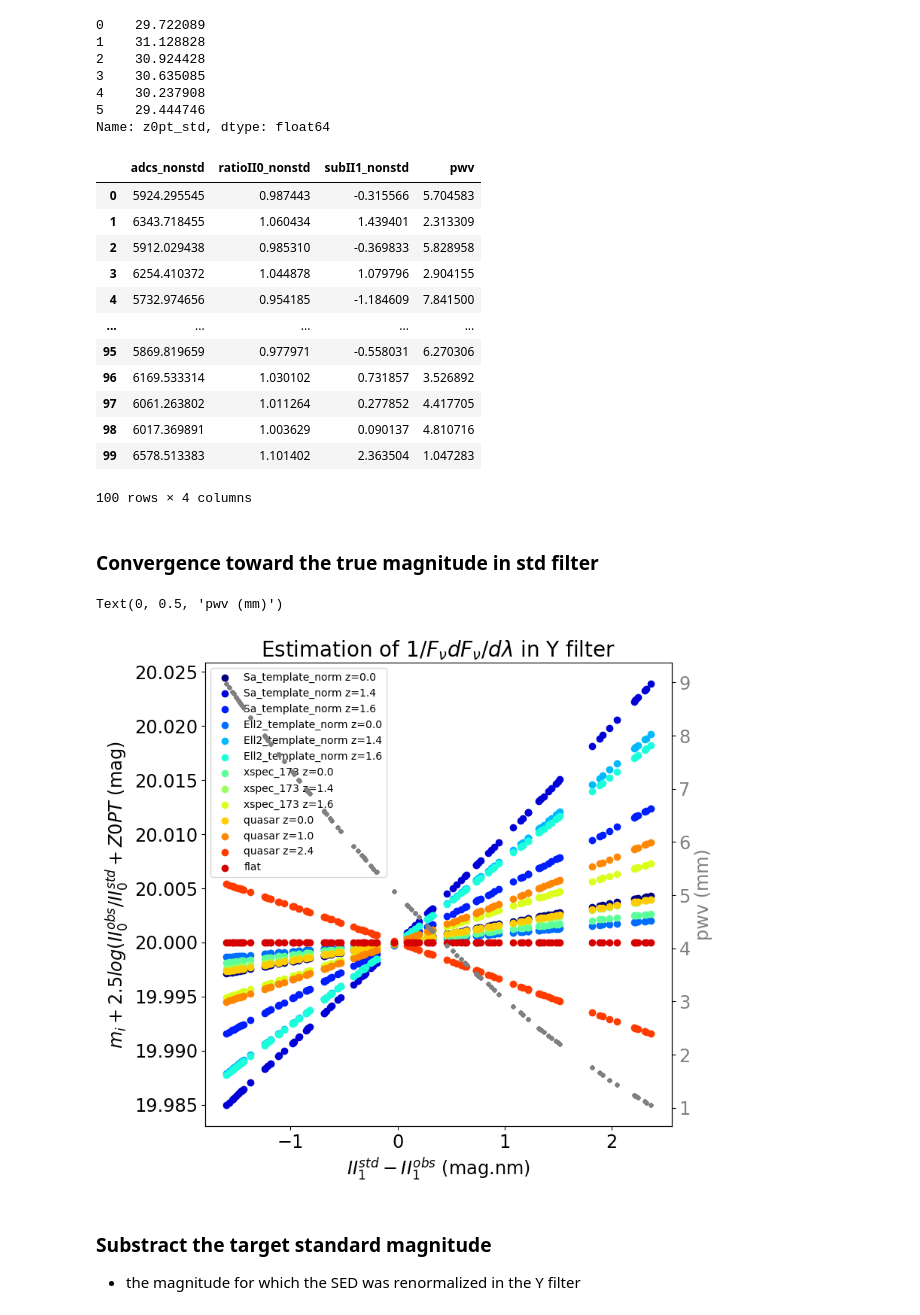
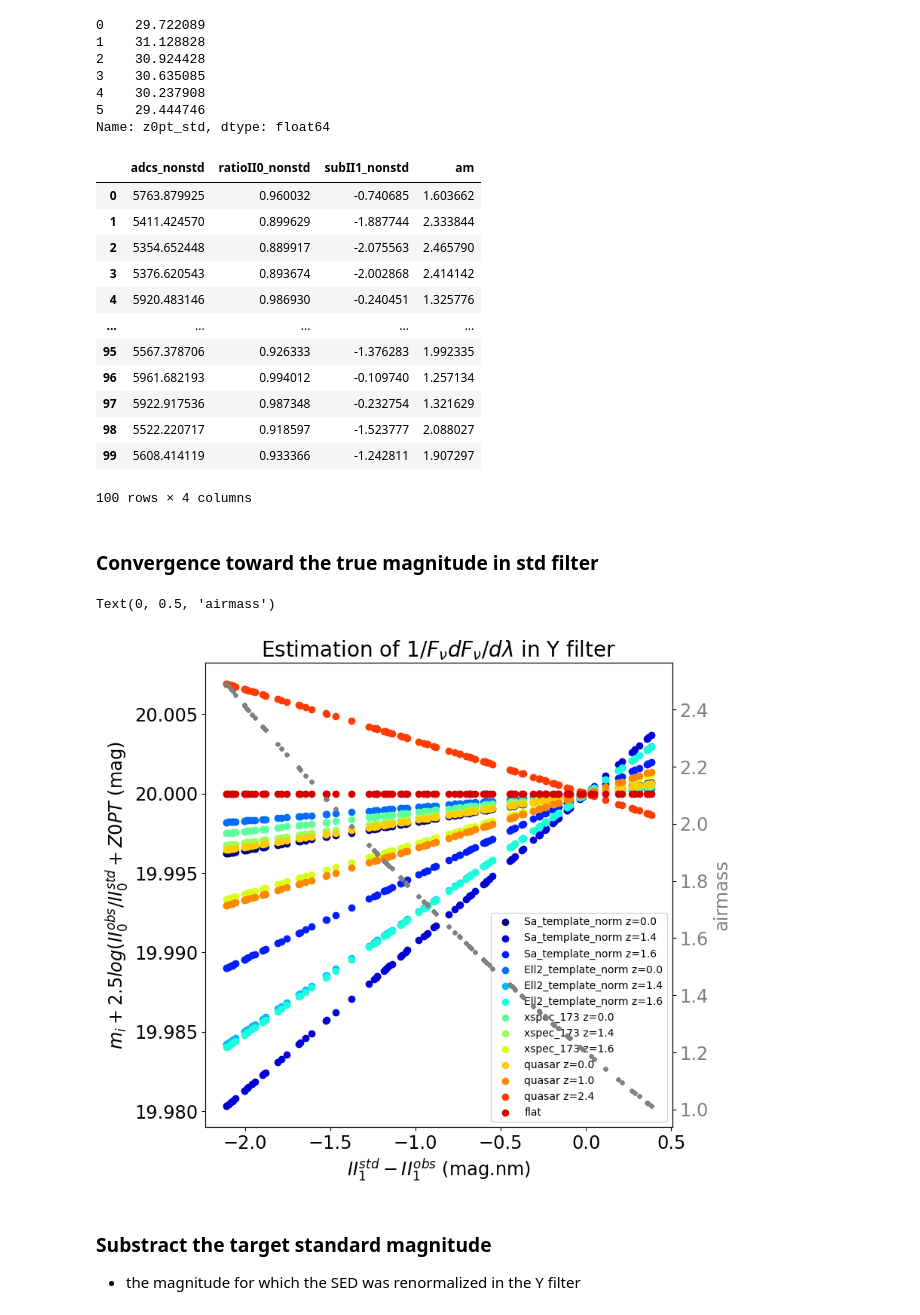
Before and after one commit to sylvielsstfr/RubinLSSTPhotometricCorrTuto, a Jupyter notebook: notebooks/02_PhotometricCorrections/02d_SEDshapeEstimation_varairmass.ipynb, the cells around one changed output. Drawn from its saved outputs; the diff is of its cells as text; code cells hidden in the pictures.

Commit message:
add 02d_SEDshapeEstimation_varairmass.ipynb which works with airmass

```diff
--- a/notebooks/02_PhotometricCorrections/02d_SEDshapeEstimation_varairmass.ipynb
+++ b/notebooks/02_PhotometricCorrections/02d_SEDshapeEstimation_varairmass.ipynb
@@ -369,10 +369,10 @@ pd.DataFrame(z0pt_std, index=["z0pt_std"]).T
 # %% [markdown]
 # Create a series of observations
 # %%
-PWVMIN = 1
-PWVMAX = 9
-DPWV= PWVMAX-PWVMIN
+AIRMASSMIN = 1
+AIRMASSMAX = 2.5
+DAIRMASS= AIRMASSMAX-AIRMASSMIN
 NOBS = 100
 # %%
-all_pwv = DPWV*np.random.rand(NOBS) + PWVMIN
+all_am = DAIRMASS*np.random.rand(NOBS) + AIRMASSMIN
 # %%
@@ -404,18 +404,18 @@ for idx_sed in range(NSEDSEL):
     all_ratioII0 = np.zeros(NOBS)
     all_subII1 = np.zeros(NOBS)
     selected_filter = "y"
-    for idx_pwv,pwv in enumerate(all_pwv):
-        lsst_band = pc.coll_bandpass_total_nonstd[idx_pwv][selected_filter]
+    for idx_am,am in enumerate(all_am):
+        lsst_band = pc.coll_bandpass_total_nonstd[idx_am][selected_filter]
         adcs_nonstd = the_sed.calcADU(lsst_band,photoparams)
-        all_adc[idx_pwv] = adcs_nonstd
-        all_ratioII0[idx_pwv] = pc.allcollperfilter[selected_filter]["II0ratio_nonstd"][idx_pwv]
-        all_subII1[idx_pwv] = pc.allcollperfilter[selected_filter]["II1sub_nonstd"][idx_pwv]
+        all_adc[idx_am] = adcs_nonstd
+        all_ratioII0[idx_am] = pc.allcollperfilter[selected_filter]["II0ratio_nonstd"][idx_am]
+        all_subII1[idx_am] = pc.allcollperfilter[selected_filter]["II1sub_nonstd"][idx_am]
 
     df_nonstd = pd.DataFrame()
     df_nonstd["adcs_nonstd"] = all_adc
     df_nonstd["ratioII0_nonstd"] = all_ratioII0
     df_nonstd["subII1_nonstd"] = all_subII1
-    df_nonstd["pwv"] = all_pwv
+    df_nonstd["am"] = all_am
 
     all_df_nonstd_Y.append(df_nonstd)
 # %%
@@ -441,55 +441,55 @@ Name: z0pt_std, dtype: float64
 # %%
 all_df_nonstd_Y[0]
 # %% [output]
-|  | adcs_nonstd | ratioII0_nonstd | subII1_nonstd | pwv |
-| 0 | 5924.295545 | 0.987443 | -0.315566 | 5.704583 |
-| 1 | 6343.718455 | 1.060434 | 1.439401 | 2.313309 |
-| 2 | 5912.029438 | 0.985310 | -0.369833 | 5.828958 |
-| 3 | 6254.410372 | 1.044878 | 1.079796 | 2.904155 |
-| 4 | 5732.974656 | 0.954185 | -1.184609 | 7.841500 |
+|  | adcs_nonstd | ratioII0_nonstd | subII1_nonstd | am |
+| 0 | 5763.879925 | 0.960032 | -0.740685 | 1.603662 |
+| 1 | 5411.424570 | 0.899629 | -1.887744 | 2.333844 |
+| 2 | 5354.652448 | 0.889917 | -2.075563 | 2.465790 |
+| 3 | 5376.620543 | 0.893674 | -2.002868 | 2.414142 |
+| 4 | 5920.483146 | 0.986930 | -0.240451 | 1.325776 |
 | ... | ... | ... | ... | ... |
-| 95 | 5869.819659 | 0.977971 | -0.558031 | 6.270306 |
-| 96 | 6169.533314 | 1.030102 | 0.731857 | 3.526892 |
-| 97 | 6061.263802 | 1.011264 | 0.277852 | 4.417705 |
-| 98 | 6017.369891 | 1.003629 | 0.090137 | 4.810716 |
-| 99 | 6578.513383 | 1.101402 | 2.363504 | 1.047283 |
+| 95 | 5567.378706 | 0.926333 | -1.376283 | 1.992335 |
+| 96 | 5961.682193 | 0.994012 | -0.109740 | 1.257134 |
+| 97 | 5922.917536 | 0.987348 | -0.232754 | 1.321629 |
+| 98 | 5522.220717 | 0.918597 | -1.523777 | 2.088027 |
+| 99 | 5608.414119 | 0.933366 | -1.242811 | 1.907297 |
 100 rows × 4 columns
 # %% [markdown]
 ### Convergence toward the true magnitude in std filter
 # %%
 fig, axs = plt.subplots(1,1,figsize=(8,8))
 
 for idx_sed in range(NSEDSEL):
     all_adc = all_df_nonstd_Y[idx_sed]["adcs_nonstd"].values
     all_ratioII0 = all_df_nonstd_Y[idx_sed]["ratioII0_nonstd"].values
     all_subII1 = all_df_nonstd_Y[idx_sed]["subII1_nonstd"].values
     z0pt_std_iny = all_df_std[idx_sed]["z0pt_std"].iloc[5]
 
     y = -2.5*np.log10(all_adc) + 2.5*np.log10(all_ratioII0) + z0pt_std_iny
 
     x = all_subII1
     axs.scatter(x,y,color=all_colors[idx_sed],label=all_tag_sed[idx_sed])
 
 axs.legend()
 axs.set_xlabel("$II_1^{std} - II_1^{obs}$ (mag.nm)")
 axs.set_ylabel("$m_i + 2.5log(II_0^{obs}/II_0^{std} + Z0PT$ (mag)")
 axs.set_title("Estimation of $1/F_{\\nu} dF_{\\nu}/d\\lambda$ in Y filter",fontsize=20)
 
 axs2 = axs.twinx()
 for idx_sed in range(NSEDSEL):
 
     all_subII1 = all_df_nonstd_Y[idx_sed]["subII1_nonstd"].values
-    pwv = all_df_nonstd_Y[idx_sed]["pwv"].values
+    am = all_df_nonstd_Y[idx_sed]["am"].values
 
-    y = pwv
+    y = am
     x = all_subII1
 
     axs2.scatter(x,y,marker=".",color="grey")
 axs2.tick_params(axis='y', labelcolor="grey")
-axs2.set_ylabel("pwv (mm)",color="grey")
+axs2.set_ylabel("airmass",color="grey")
 # %% [output]
-Text(0, 0.5, 'pwv (mm)')
+Text(0, 0.5, 'airmass')
-[figure, old version]
+[figure, new version]
 # %% [markdown]
 ### Substract the target standard magnitude
 
```
Also changed, not shown: parts of 6 cells of this notebook.
